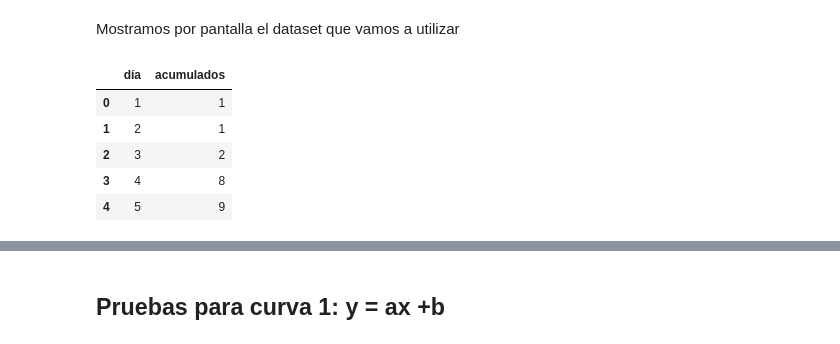
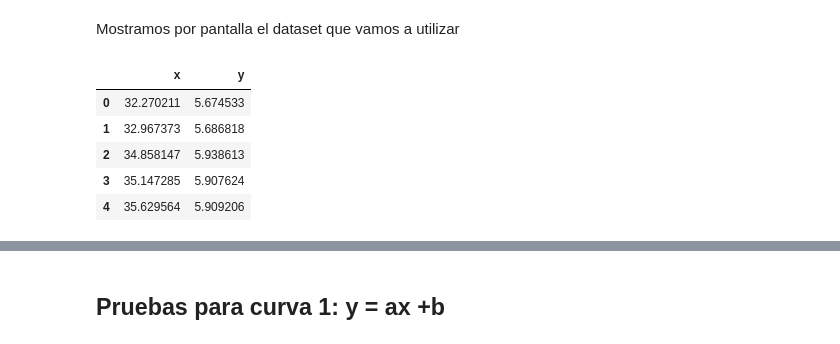
Before and after one commit to JuanCaceffo/Metodos_CuadradosMinimos, a Jupyter notebook: cuadrados_minimos.ipynb, the cells around one changed output, grey strips where cells are left out. Cells and saved outputs as stored; diff of their text form; code cells hidden in the pictures.

```diff
--- a/cuadrados_minimos.ipynb
+++ b/cuadrados_minimos.ipynb
@@ -46,14 +46,14 @@ def grafico(puntos_x,puntos_y,f,tituloGrafico:str,a,b,r):
 # %% [markdown]
 Mostramos por pantalla el dataset que vamos a utilizar
 # %%
-data = pd.read_excel("ACUMULADOSvsDIAS.xlsx")
+data = pd.read_excel("ejemplo.xlsx")
 data.head()
 # %% [output]
-|  | día | acumulados |
-| 0 | 1 | 1 |
-| 1 | 2 | 1 |
-| 2 | 3 | 2 |
-| 3 | 4 | 8 |
-| 4 | 5 | 9 |
+|  | x | y |
+| 0 | 32.270211 | 5.674533 |
+| 1 | 32.967373 | 5.686818 |
+| 2 | 34.858147 | 5.938613 |
+| 3 | 35.147285 | 5.907624 |
+| 4 | 35.629564 | 5.909206 |
 # %%
 #Lo pasamos a un array de numpy para ganar preformance
```
Also changed, not shown: parts of 11 cells of this notebook.
